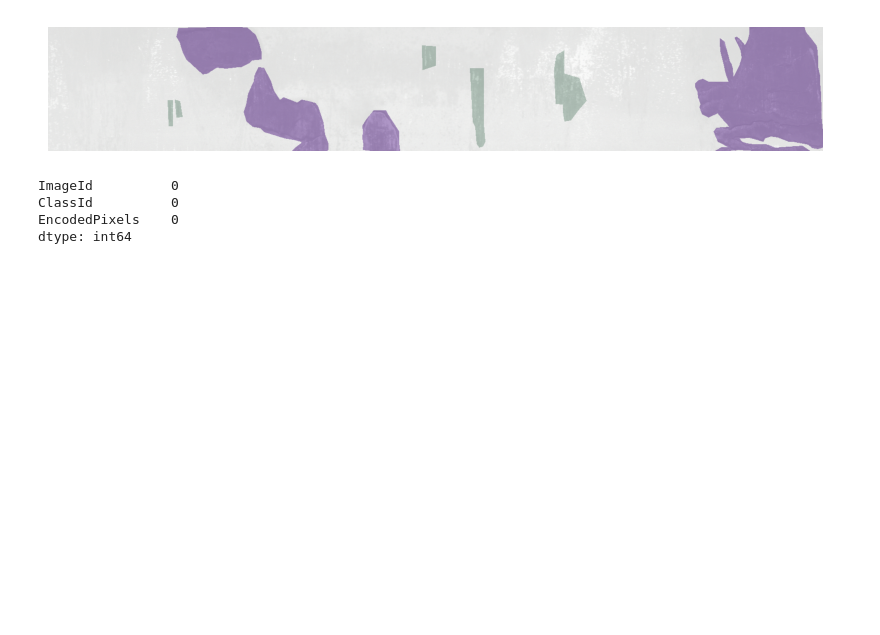
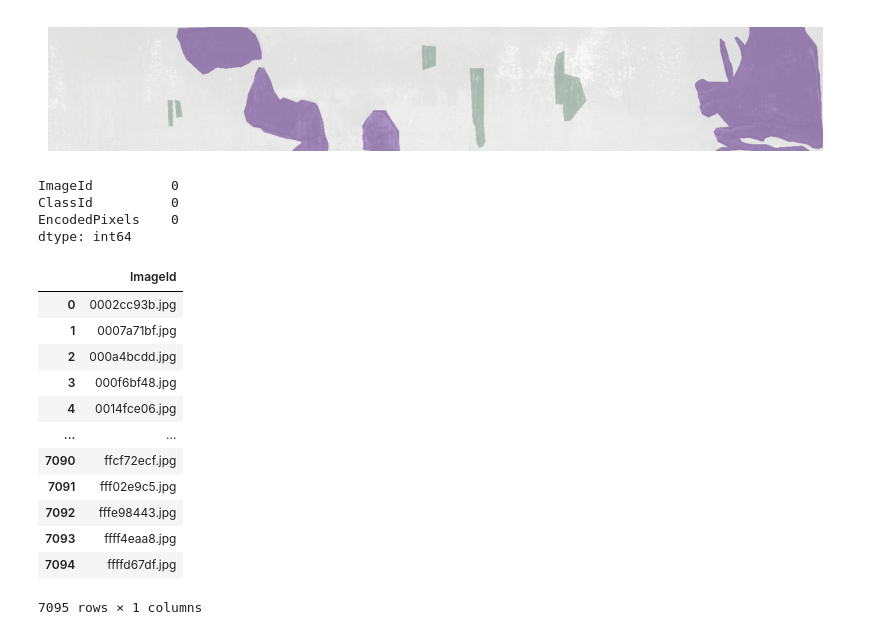
Before and after one commit to Manthan007/Smart-Inventory-Defect-Detection-Quality-Control-API, a Jupyter notebook: research/trials.ipynb, the cells around one changed output. Cells and saved outputs as stored; diff of their text form; code cells hidden in the pictures; blank space fills up the shorter version.

Commit message:
data preparation added

```diff
--- a/research/trials.ipynb
+++ b/research/trials.ipynb
@@ -160,3 +160,22 @@ ImageId          0
 ClassId          0
 EncodedPixels    0
 dtype: int64
+# %%
+import pandas as pd
+df = pd.read_csv("D:\Coding\Data science\Smart-Inventory-Defect-Detection-Quality-Control-API\\artifacts\data_ingestion\\train.csv")
+# %%
+df["ImageId"].to_frame()
+# %% [output]
+|  | ImageId |
+| 0 | 0002cc93b.jpg |
+| 1 | 0007a71bf.jpg |
+| 2 | 000a4bcdd.jpg |
+| 3 | 000f6bf48.jpg |
+| 4 | 0014fce06.jpg |
+| ... | ... |
+| 7090 | ffcf72ecf.jpg |
+| 7091 | fff02e9c5.jpg |
+| 7092 | fffe98443.jpg |
+| 7093 | ffff4eaa8.jpg |
+| 7094 | ffffd67df.jpg |
+7095 rows × 1 columns
```
Also changed, not shown: 5 other files.
